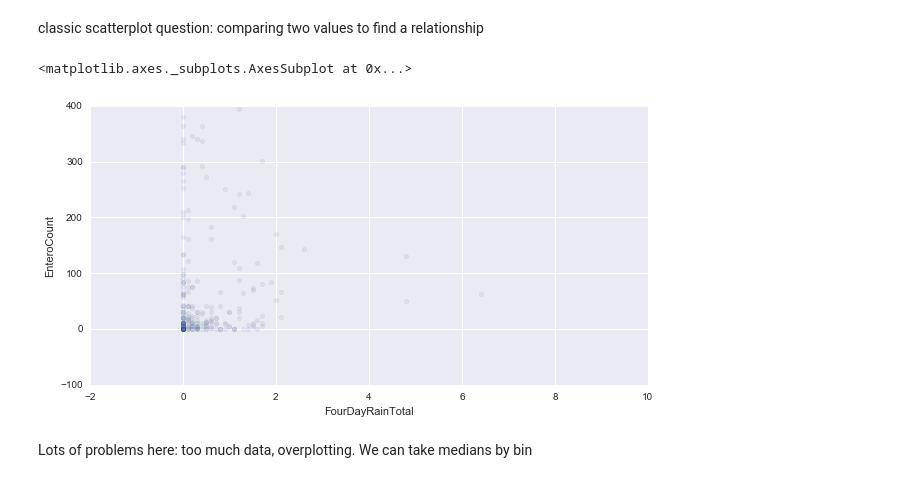
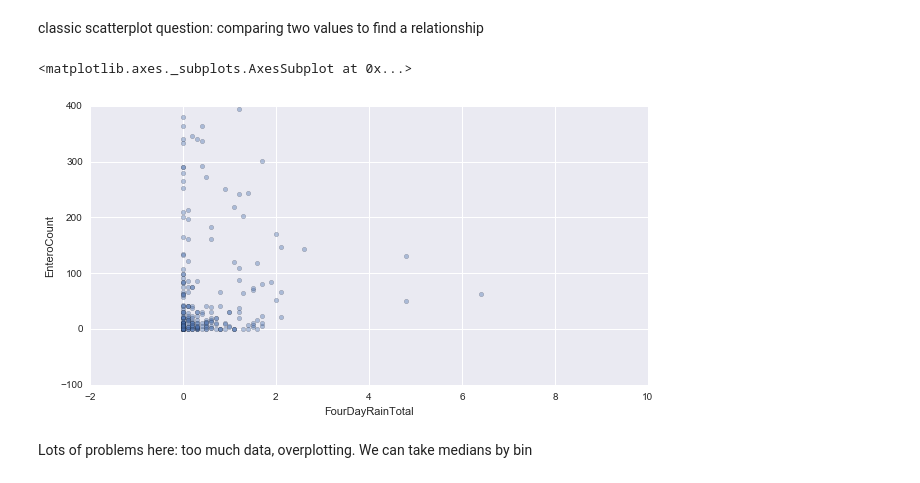
Before and after one commit to jlaurito/CUNY_IS608, a Jupyter notebook: lecture5/hw4_sample/Hudson_River.ipynb, the cells around one changed output. Cells and saved outputs as stored; diff of their text form; code cells hidden in the pictures.

```diff
--- a/lecture5/hw4_sample/Hudson_River.ipynb
+++ b/lecture5/hw4_sample/Hudson_River.ipynb
@@ -387,15 +388,15 @@ classic scatterplot question: comparing two values to find a relationship
 # %%
 new_worst.reset_index().plot(
     kind = 'scatter',
     x = 'FourDayRainTotal',
     y = 'EnteroCount',
-    alpha = 0.1,
+    alpha = 0.4,
     ylim = (-100,400),
     figsize = (10,5)
 )
 # %% [output]
 <matplotlib.axes._subplots.AxesSubplot at 0x...>
-[figure, old version]
+[figure, new version]
 # %% [markdown]
 Lots of problems here: too much data, overplotting. We can take medians by bin
 # %%
```
Also changed, not shown: parts of 7 cells of this notebook, 2 other files.
